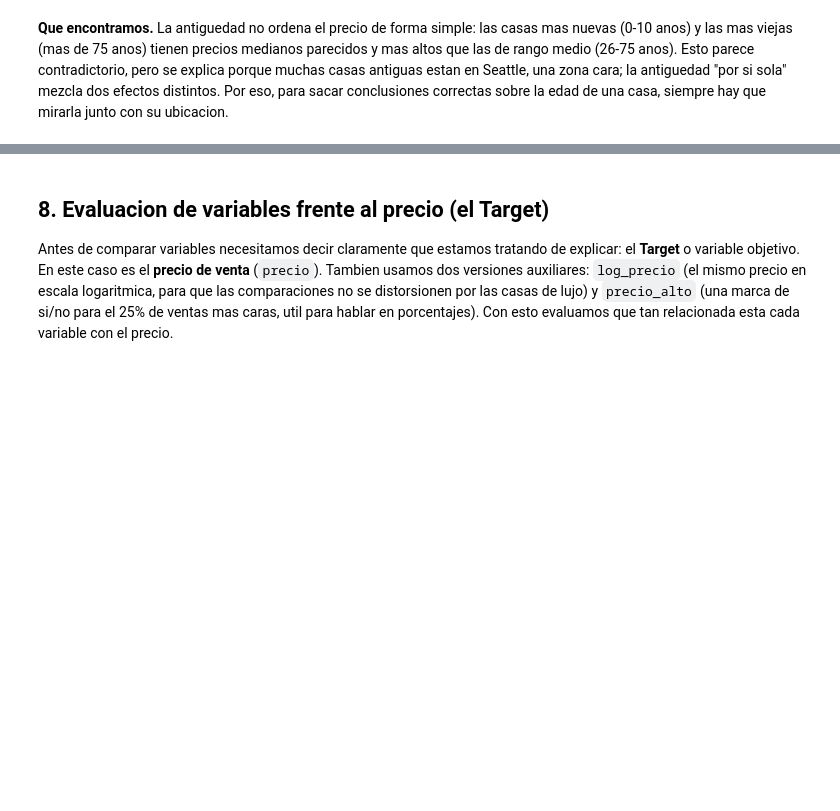
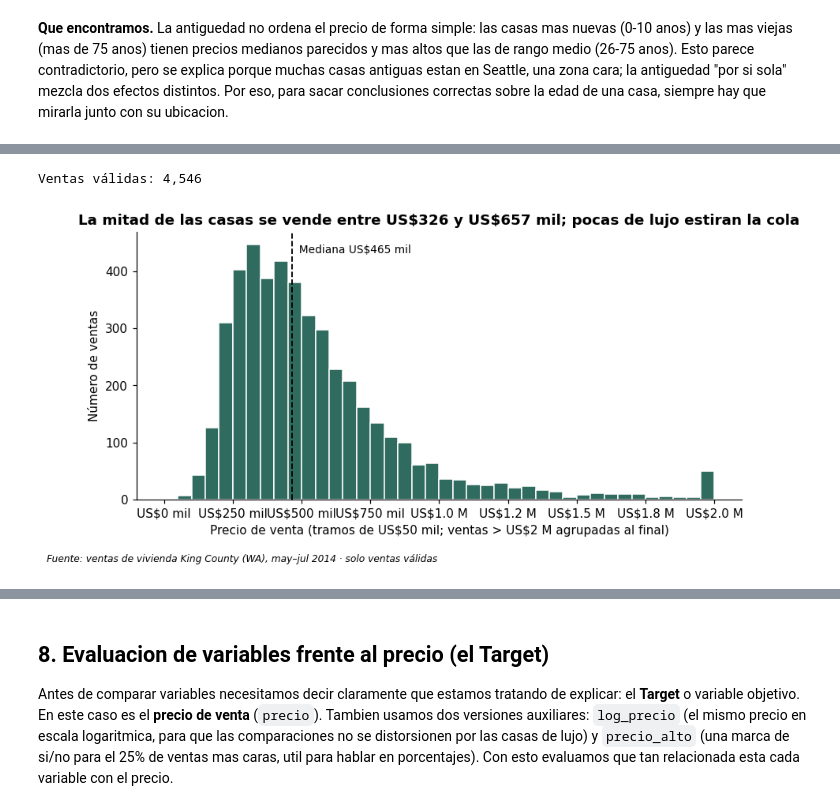
Before and after one commit to wantuds-crypto/Ciencia-datos-curso, a Jupyter notebook: Final_precios_inmuebles.ipynb, the cells around one changed output, grey strips where cells are left out. Saved outputs shown, nothing was run; the diff lists cells and outputs as text; code cells hidden in the pictures; blank space fills up the shorter version.

```diff
--- a/Final_precios_inmuebles.ipynb
+++ b/Final_precios_inmuebles.ipynb
@@ -141,7 +150,4 @@ Filas duplicadas exactas: 0
 # %%
-import numpy as np
-import re
-
 MAPA_COLUMNAS = {
     "date": "fecha", "price": "precio", "bedrooms": "habitaciones", "bathrooms": "banos",
     "sqft_living": "area_construida_sqft", "sqft_lot": "area_lote_sqft", "floors": "pisos",
@@ -202,6 +208,6 @@ def limpiar(raw: pd.DataFrame):
 
     return df, pd.DataFrame(bitacora, columns=["Paso", "Problema encontrado", "Que se hizo", "Registros afectados"])
 
-df, bitacora = limpiar(df_Path)   # usa el nombre que crea la celda de carga
+df, bitacora = limpiar(raw)
 bitacora
 # %% [output]
@@ -254,13 +230,3 @@ dtype: object
-# %%
-# Booleana: 2 estados que representan sí/no
-df['waterfront'] = df['waterfront'].astype(bool)
-
-# Nominal: categorías sin orden -> category simple
-df['city'] = df['city'].astype('category')
-
-# Ordinal: categorías CON orden -> category con ordered=True
-cat_condition = pd.CategoricalDtype(categories=[1,2,3,4,5], ordered=True)
-df['condition'] = df['condition'].astype(cat_condition)
 # %% [markdown]
 ###Analsis Inicial:
 - Nominales: `street`, `city`, `statezip`
@@ -303,8 +269,3 @@ df.dtypes.loc[list(CASTING)]
 dtype: object
 # %% [markdown]
 **Que logramos con esto.** Ahora la fecha es una fecha real (se puede calcular antiguedad o mes de venta), las habitaciones son numeros enteros, el codigo postal se guarda como texto de 5 digitos (sin perder ceros iniciales) y la ciudad se guarda como categoria, lo que ademas ahorra memoria porque son pocas ciudades repetidas muchas veces. Verificamos que ninguna fila se haya perdido en el proceso y que el precio por pie cuadrado siga siendo consistente con el precio y el area construida. Todo quedo listo para el resto del analisis.
-# %%
-# Filas donde price o sqft_living son 0 o negativos
-filas_invalidas = df[(df['price'] <= 0) | (df['sqft_living'] <= 0)]
-print("Filas inválidas:", len(filas_invalidas))
-df = df[(df['price'] > 0) & (df['sqft_living'] > 0)].reset_index(drop=True)
@@ -488,0 +587,29 @@ plt.show()
+# %%
+import matplotlib.pyplot as plt
+import matplotlib.ticker as mtick
+import seaborn as sns
+
+plt.rcParams.update({"axes.spines.top": False, "axes.spines.right": False, "figure.dpi": 110,
+                     "text.parse_math": False, "axes.titleweight": "bold", "axes.titlesize": 12})
+VERDE, COBRE, GRIS = "#2f6b5e", "#c8773a", "#8fa8a1"
+FUENTE = "Fuente: ventas de vivienda King County (WA), may–jul 2014 · solo ventas válidas"
+miles = mtick.FuncFormatter(lambda x, _: f"US${x/1e3:,.0f} mil" if x < 1e6 else f"US${x/1e6:,.1f} M")
+
+validas = df[df["precio"].notna() & ~df["flag_precio_extremo"]].copy()
+validas["zona"] = validas["ciudad"].astype(str).map(dict(zip(dim_zonas.ciudad, dim_zonas.zona)))
+print(f"Ventas válidas: {len(validas):,}")
+# %% [output]
+Ventas válidas: 4,546
+# %%
+# Gráfico 1
+med, p25, p75 = validas["precio"].median(), validas["precio"].quantile(.25), validas["precio"].quantile(.75)
+fig, ax = plt.subplots(figsize=(9, 4))
+ax.hist(validas["precio"].clip(upper=2e6), bins=np.arange(0, 2.05e6, 50_000), color=VERDE, edgecolor="white")
+ax.axvline(med, color="black", ls="--", lw=1.2)
+ax.text(med, ax.get_ylim()[1] * .92, f"  Mediana US${med/1e3:,.0f} mil", fontsize=9)
+ax.xaxis.set_major_formatter(miles)
+ax.set(title=f"La mitad de las casas se vende entre US${p25/1e3:,.0f} y US${p75/1e3:,.0f} mil; pocas de lujo estiran la cola",
+       xlabel="Precio de venta (tramos de US$50 mil; ventas > US$2 M agrupadas al final)", ylabel="Número de ventas")
+fig.text(0.01, -0.07, FUENTE, fontsize=8, style="italic"); plt.show()
+# %% [output]
+[figure, added]
```
Also changed, not shown: parts of 44 cells of this notebook.
